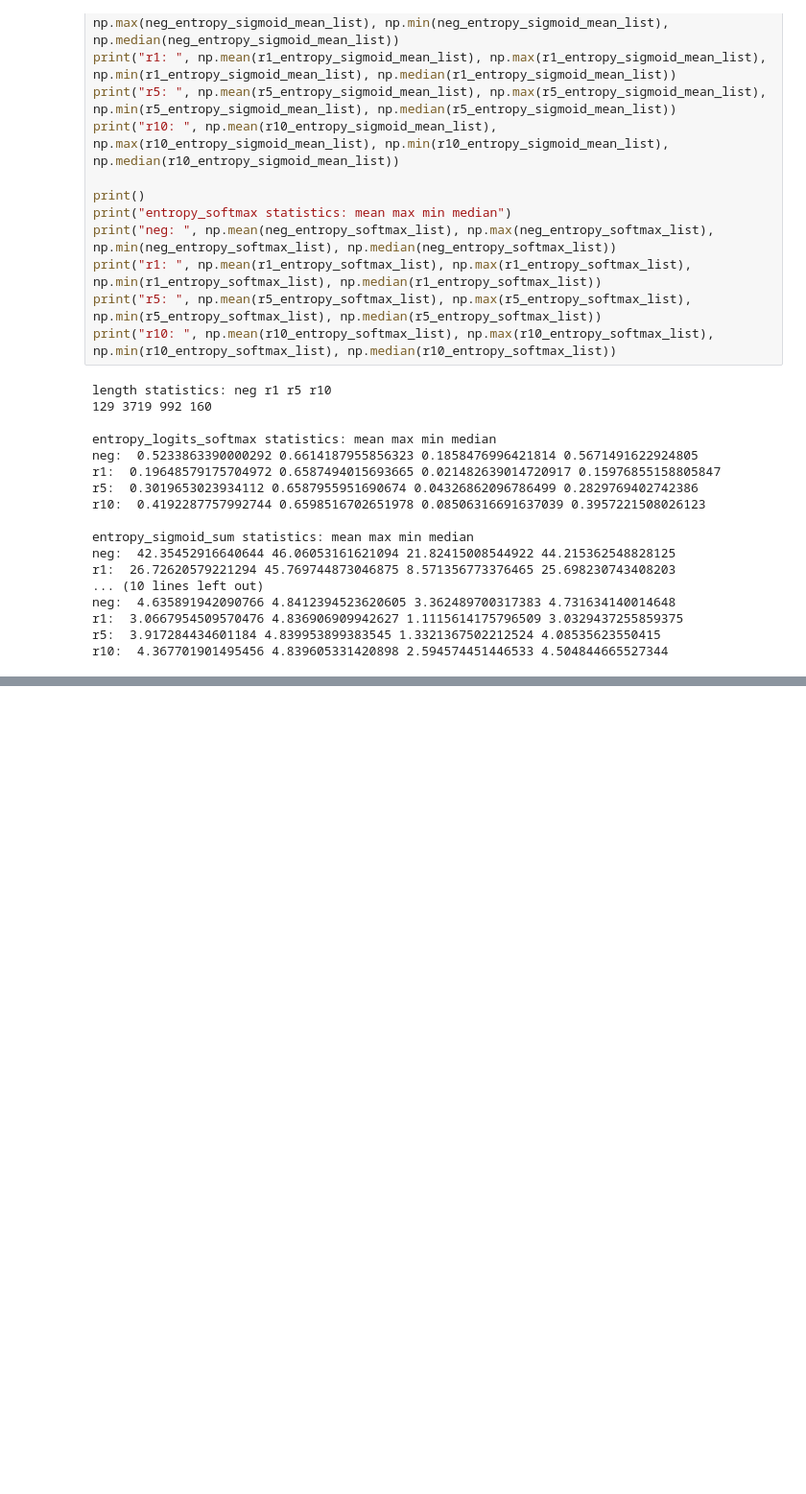
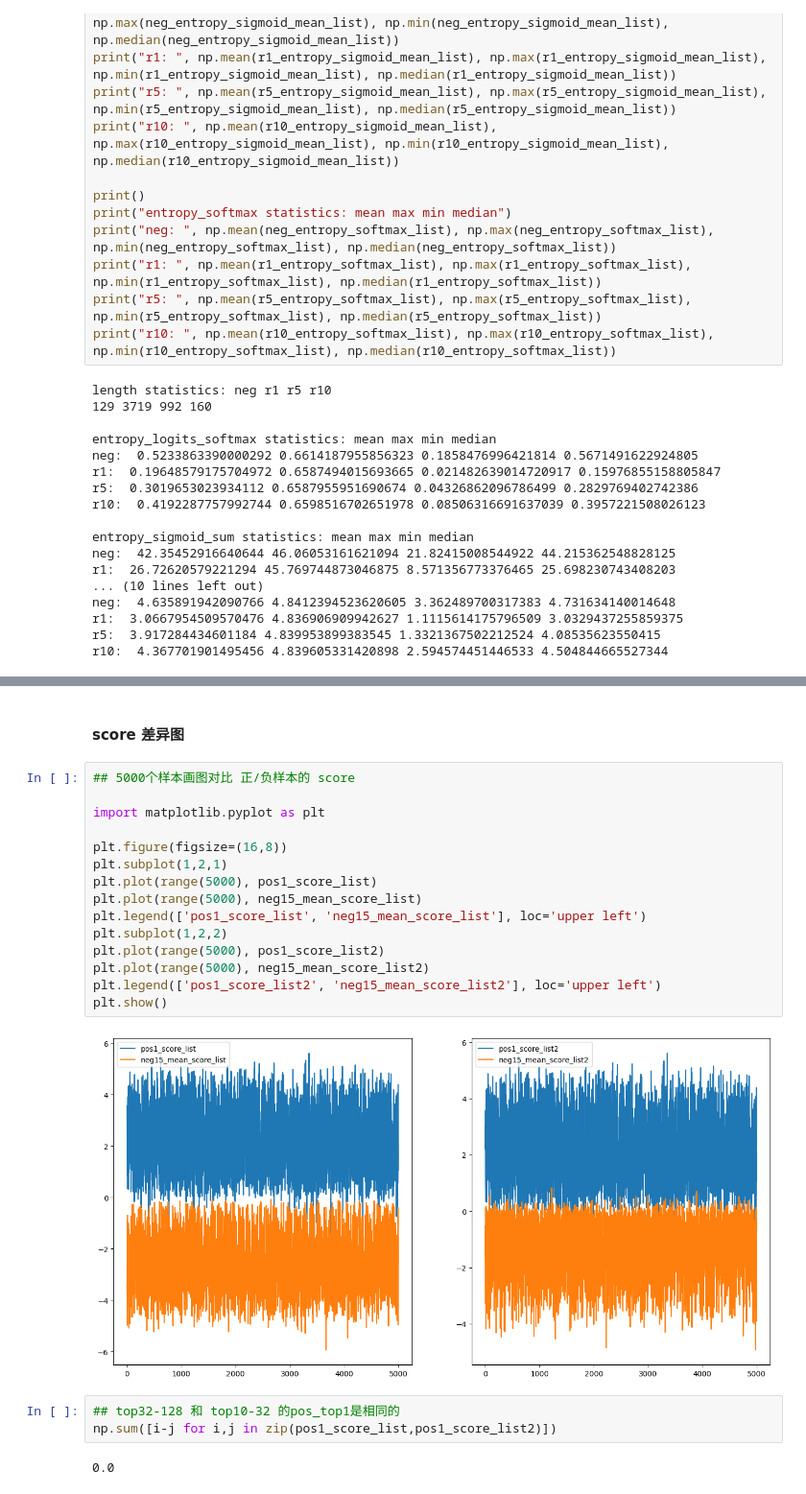
Before and after one commit to nkuzjh/LAVIS, a Jupyter notebook: debug_experiments_statistic_analysis.ipynb, the cells around one changed output, grey strips where cells are left out. Shown at 96% size. Saved outputs shown, nothing was run; the diff lists cells and outputs as text; blank space fills up the shorter version.

```diff
--- a/debug_experiments_statistic_analysis.ipynb
+++ b/debug_experiments_statistic_analysis.ipynb
@@ -1712,0 +2321,24 @@ r10:  4.367701901495456 4.839605331420898 2.594574451446533 4.504844665527344
+# %% [markdown]
+#### score 差异图
+# %%
+## 5000个样本画图对比 正/负样本的 score
+
+import matplotlib.pyplot as plt
+
+plt.figure(figsize=(16,8))
+plt.subplot(1,2,1)
+plt.plot(range(5000), pos1_score_list)
+plt.plot(range(5000), neg15_mean_score_list)
+plt.legend(['pos1_score_list', 'neg15_mean_score_list'], loc='upper left')
+plt.subplot(1,2,2)
+plt.plot(range(5000), pos1_score_list2)
+plt.plot(range(5000), neg15_mean_score_list2)
+plt.legend(['pos1_score_list2', 'neg15_mean_score_list2'], loc='upper left')
+plt.show()
+# %% [output]
+[figure, added]
+# %%
+## top32-128 和 top10-32 的pos_top1是相同的
+np.sum([i-j for i,j in zip(pos1_score_list,pos1_score_list2)])
+# %% [output]
+0.0
```
Also changed, not shown: parts of 48 cells of this notebook, 6 other files.
